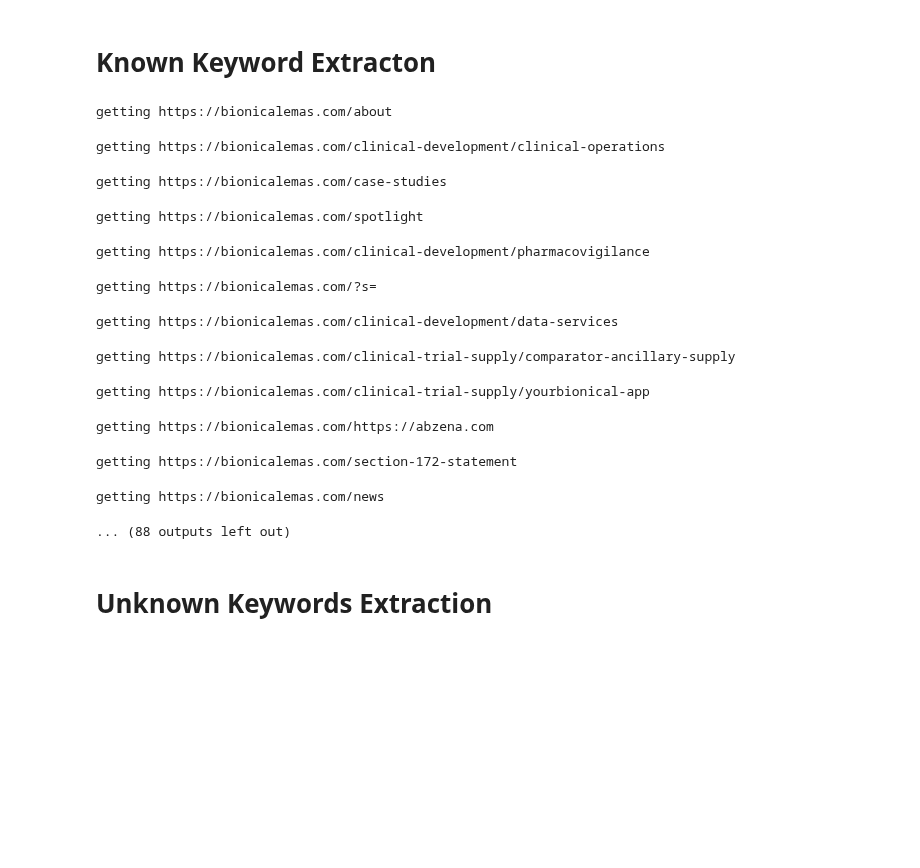
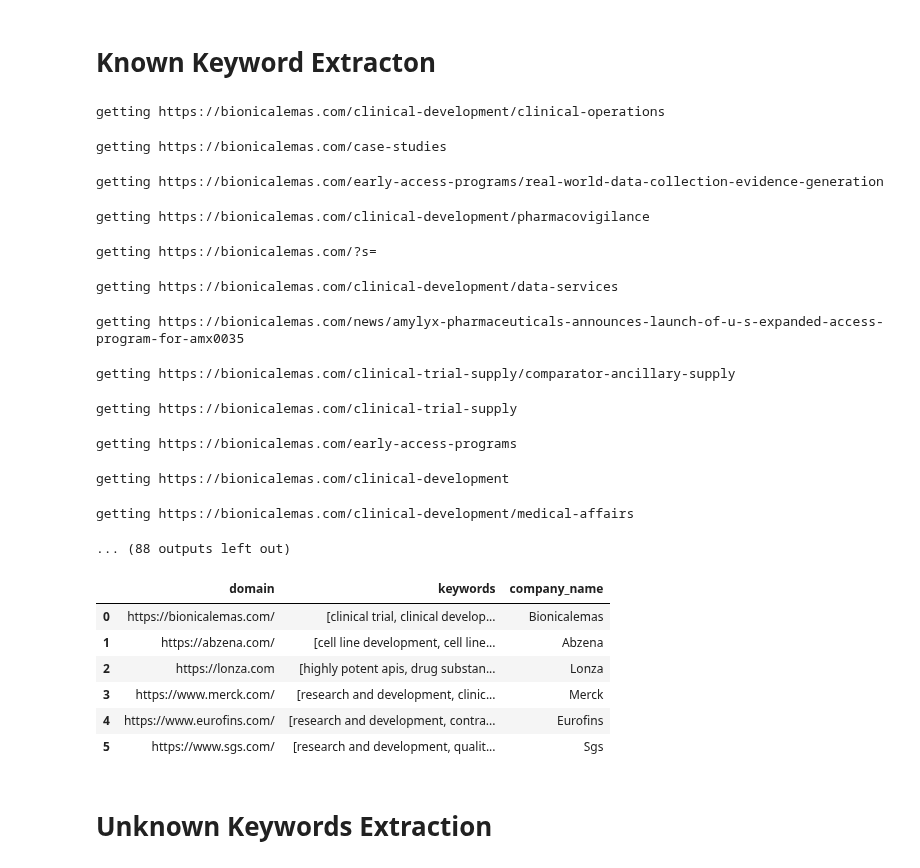
Before and after one commit to xsolinsx/dsp-novartis-pharma-datahack-2022, a Jupyter notebook: Keywords.ipynb, the cells around one changed output. Cells and saved outputs as stored; diff of their text form; code cells hidden in the pictures; blank space fills up the shorter version.

Commit message:
Keywords work 2.0

```diff
--- a/Keywords.ipynb
+++ b/Keywords.ipynb
@@ -113,7 +113,7 @@ def get_title(url):
 # run on a list of hanb-picked domains
 
 urls = [
-    'https://bionicalemas.com/'
+    'https://bionicalemas.com/',
     'https://abzena.com/',
     'https://lonza.com',
     'https://www.merck.com/',
@@ -131,22 +131,32 @@ for url in urls:
 
 extracted_keywords
 # %% [output]
-getting https://bionicalemas.com/about
+getting https://bionicalemas.com/clinical-development/clinical-operations
-getting https://bionicalemas.com/clinical-development/clinical-operations
+getting https://bionicalemas.com/case-studies
-getting https://bionicalemas.com/case-studies
+getting https://bionicalemas.com/early-access-programs/real-world-data-collection-evidence-generation
-getting https://bionicalemas.com/spotlight
+getting https://bionicalemas.com/clinical-development/pharmacovigilance
-getting https://bionicalemas.com/clinical-development/pharmacovigilance
+getting https://bionicalemas.com/?s=
-getting https://bionicalemas.com/?s=
+getting https://bionicalemas.com/clinical-development/data-services
-getting https://bionicalemas.com/clinical-development/data-services
+getting https://bionicalemas.com/news/amylyx-pharmaceuticals-announces-launch-of-u-s-expanded-access-program-for-amx0035
 getting https://bionicalemas.com/clinical-trial-supply/comparator-ancillary-supply
-getting https://bionicalemas.com/clinical-trial-supply/yourbionical-app
+getting https://bionicalemas.com/clinical-trial-supply
-getting https://bionicalemas.com/https://abzena.com
+getting https://bionicalemas.com/early-access-programs
-getting https://bionicalemas.com/section-172-statement
+getting https://bionicalemas.com/clinical-development
-getting https://bionicalemas.com/news
+getting https://bionicalemas.com/clinical-development/medical-affairs
 ... (88 outputs left out)
 # %%
 extracted_kw = pd.DataFrame(extracted_keywords)
 extracted_kw.to_csv("extracted_keywords.csv", index=False)
+# %%
+extracted_kw
+# %% [output]
+|  | domain | keywords | company_name |
+| 0 | https://bionicalemas.com/ | [clinical trial, clinical develop... | Bionicalemas |
+| 1 | https://abzena.com/ | [cell line development, cell line... | Abzena |
+| 2 | https://lonza.com | [highly potent apis, drug substan... | Lonza |
+| 3 | https://www.merck.com/ | [research and development, clinic... | Merck |
+| 4 | https://www.eurofins.com/ | [research and development, contra... | Eurofins |
+| 5 | https://www.sgs.com/ | [research and development, qualit... | Sgs |
 # %% [markdown]
 # Unknown Keywords Extraction
 # %%
```
Also changed, not shown: 2 other files.
